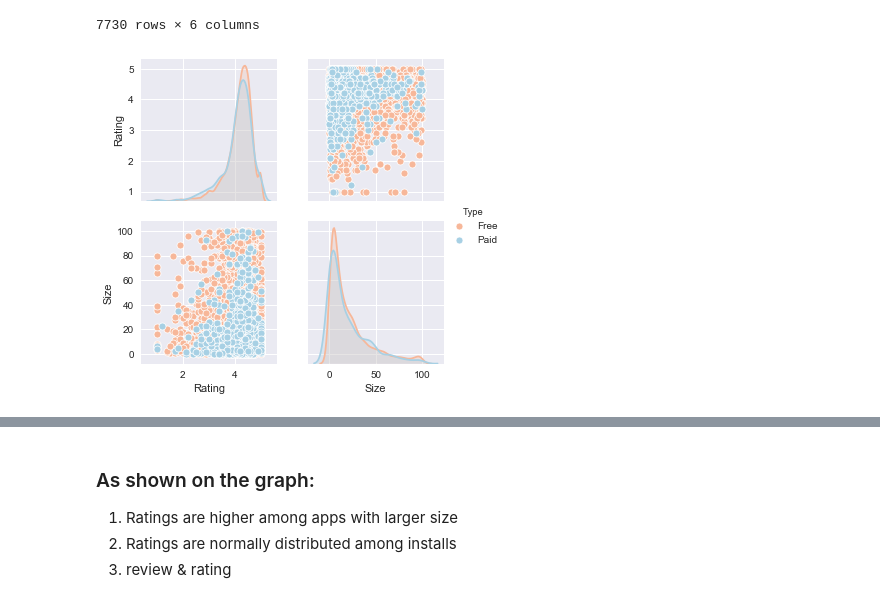
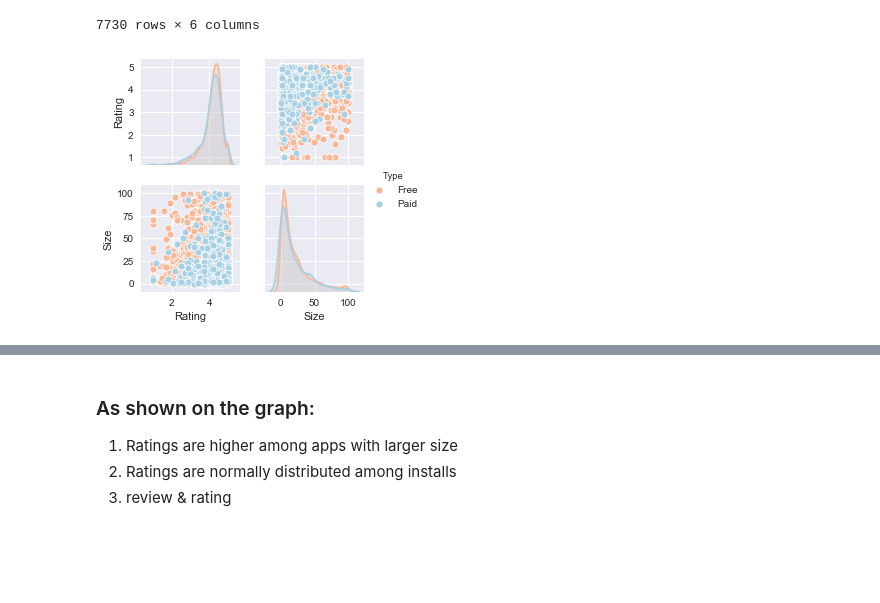
Before and after one commit to sherylwithans/potential-waddle, a Jupyter notebook: app_data_cleaning_final.ipynb, the cells around one changed output, grey strips where cells are left out. Drawn from its saved outputs; the diff is of its cells as text; code cells hidden in the pictures; blank space fills up the shorter version.

```diff
--- a/app_data_cleaning_final.ipynb
+++ b/app_data_cleaning_final.ipynb
@@ -370,17 +370,17 @@ pd.DataFrame(list(zip(x, y, np.log(z), np.log10(p), t, price)))
 # %%
 import seaborn as sns
 x = df['Rating'].dropna()
 y = df['Size']
 # z = df['Installs']
 # p = df['Reviews'][df.Reviews!=0]
 t = df['Type']
 # price = df['Price']
 # np.log(z), np.log10(p), t, price
 # , 'Installs', 'Reviews', 'Type', 'Price'
 p = sns.pairplot(pd.DataFrame(list(zip(x, y,t)),
                         columns=['Rating','Size','Type']),
-                 hue='Type', palette="RdBu")
+                 hue='Type', palette="RdBu",height=2)
 # %% [output]
-[figure, old version]
+[figure, new version]
 # %%
 import seaborn as sns
```
Also changed, not shown: parts of 9 cells of this notebook, 1 other file.
